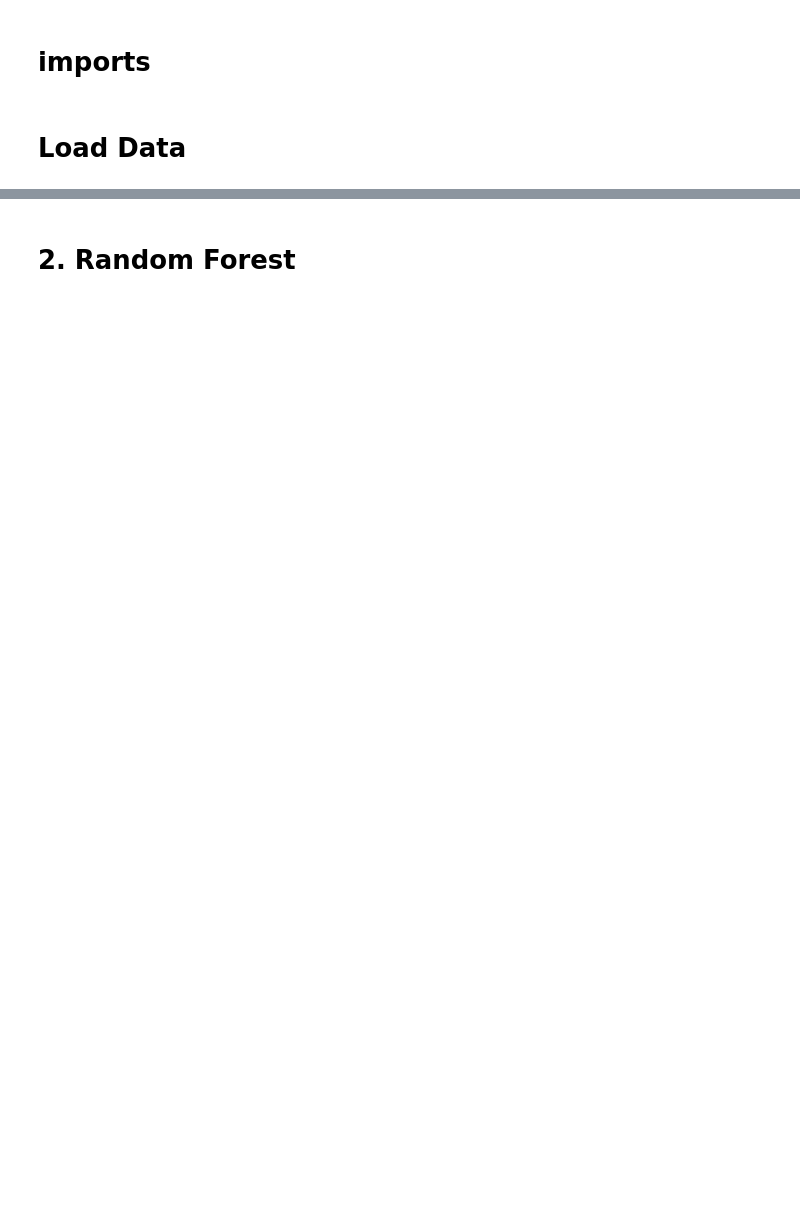
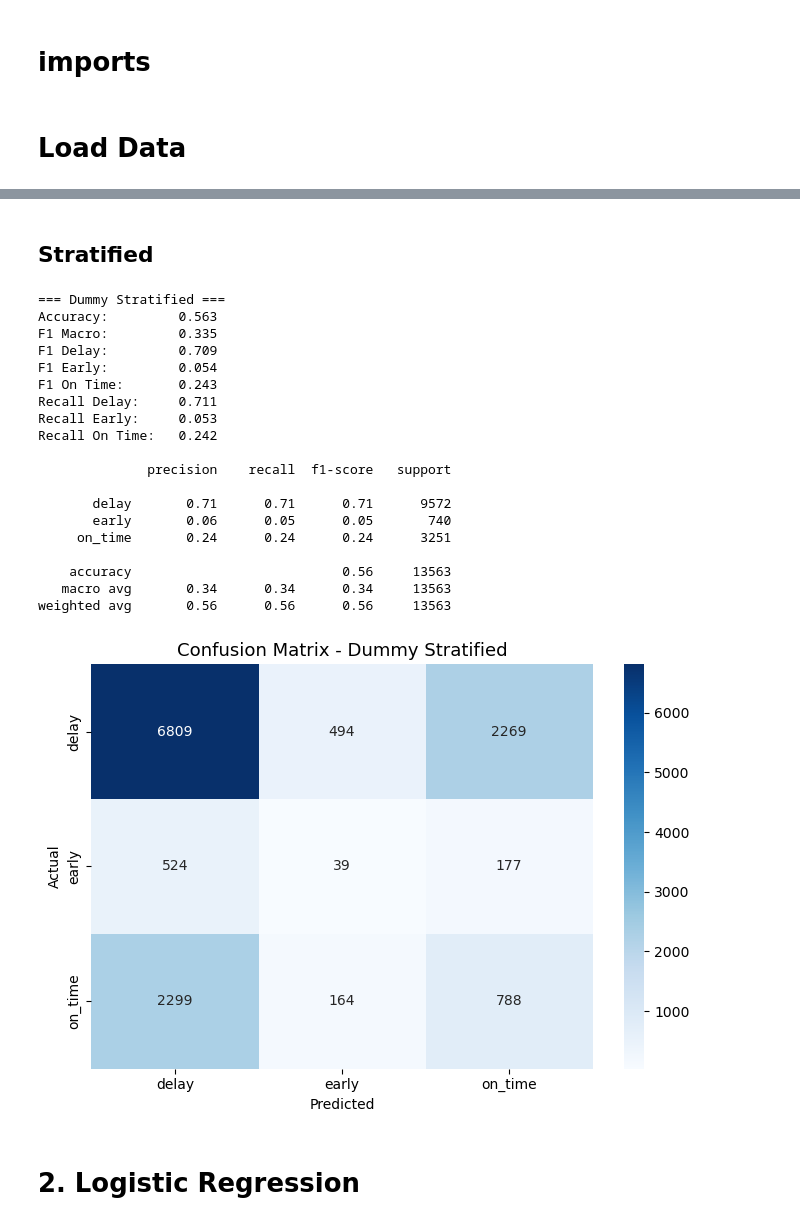
Before and after one commit to ofer-geo/public_transport_ML, a Jupyter notebook: notebooks/Model_Training.ipynb, the cells around one changed output, grey strips where cells are left out. Saved outputs shown, nothing was run; the diff lists cells and outputs as text; code cells hidden in the pictures; blank space fills up the shorter version.

```diff
--- a/notebooks/Model_Training.ipynb
+++ b/notebooks/Model_Training.ipynb
@@ -52,0 +30,29 @@ Test:       (13589, 30)
+# %%
+train_df = pd.read_csv(r'../data/model_datasets/train_df_to_ml.csv', encoding='utf-8-sig')
+val_df   = pd.read_csv(r'../data/model_datasets/val_df_to_ml.csv', encoding='utf-8-sig')
+test_df  = pd.read_csv(r'../data/model_datasets/test_df_to_ml.csv', encoding='utf-8-sig')
+
+# Define features and target
+best_features = ['is_night', 'arrival_hour', 'departure_hour', 'Avg_Passengers_Per_Bus',
+                 'agency_linenum_dir_alter_encoded', 'full_hour', 'agency_name_encoded',
+                 'Total_Passengers', 'passengers_x_peak', 'day_encoded', 'time_of_day_encoded',
+                 'perc_within_pt_route_peak', 'rainfall_mm', 'route_length_km',
+                 'origin_station_encoded', 'route_length', 'night_x_long_route',
+                 'destination_station_encoded', 'number_of_stops', 'origin_city_encoded',
+                 'stops_x_passengers', 'destination_city_encoded', 'length_in_buffer_m',
+                 'speed_kmh_planned', 'perc_within_pt_route', 'curvity', 'route_id']
+
+cols_to_exclude = ['target', 'duration_difference_min']
+
+X_train = train_df.drop(columns=cols_to_exclude, errors='ignore')[best_features]
+y_train = train_df['target']
+
+X_val = val_df.drop(columns=cols_to_exclude, errors='ignore')[best_features]
+y_val = val_df['target']
+
+X_test = test_df.drop(columns=cols_to_exclude, errors='ignore')[best_features]
+y_test = test_df['target']
+
+print(f"X_train: {X_train.shape}")
+print(f"X_val:   {X_val.shape}")
+print(f"X_test:  {X_test.shape}")
@@ -118,3 +212,31 @@ Linear Regression          15.6853  10.2260   0.2556
+# %% [markdown]
+## Stratified
+# %%
+# Baseline 2 - Stratified (מנחש לפי התפלגות הקלאסים)
+dummy_strat = DummyClassifier(strategy='stratified', random_state=42)
+dummy_strat.fit(X_train, y_train)
+results.append(evaluate_model(dummy_strat, X_val, y_val, 'Dummy Stratified'))
+# %% [output]
+=== Dummy Stratified ===
+Accuracy:         0.563
+F1 Macro:         0.335
+F1 Delay:         0.709
+F1 Early:         0.054
+F1 On Time:       0.243
+Recall Delay:     0.711
+Recall Early:     0.053
+Recall On Time:   0.242
+
+              precision    recall  f1-score   support
+
+       delay       0.71      0.71      0.71      9572
+       early       0.06      0.05      0.05       740
+     on_time       0.24      0.24      0.24      3251
+
+    accuracy                           0.56     13563
+   macro avg       0.34      0.34      0.34     13563
+weighted avg       0.56      0.56      0.56     13563
+[figure, added]
 # %% [markdown]
-# 2. Random Forest
+# 2. Logistic Regression
 # %%
```
Also changed, not shown: parts of 26 cells of this notebook.
